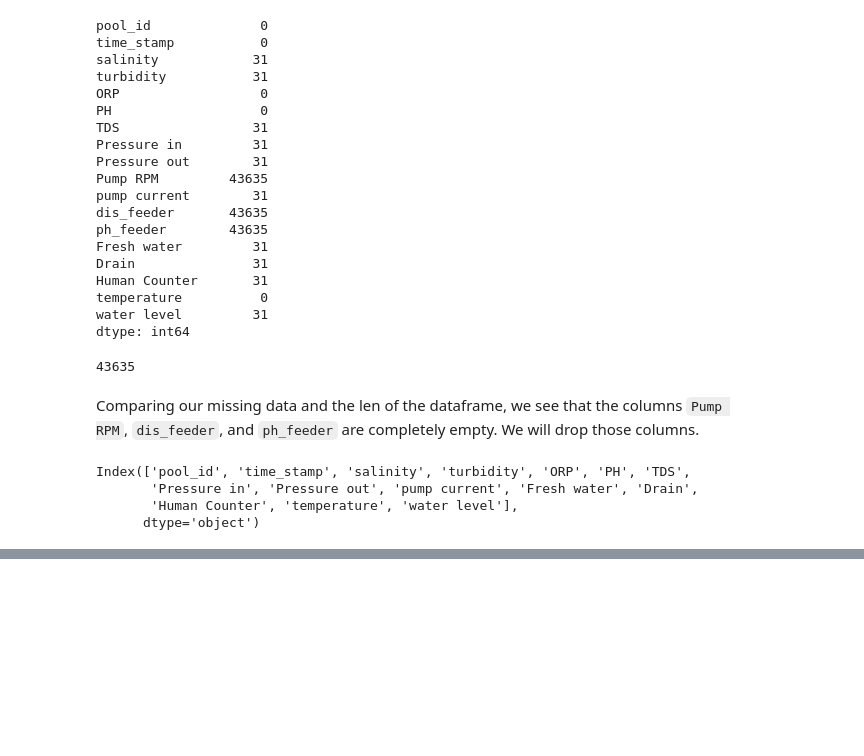
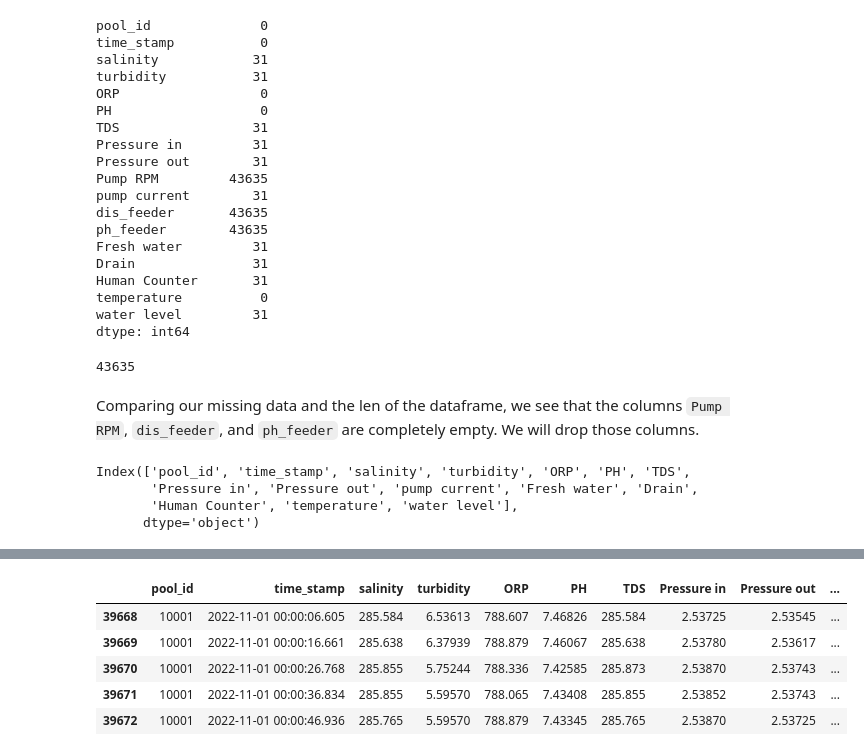
Before and after one commit to lutimoth/RIIPEN_ANTLER, a Jupyter notebook: Tim_Notebooks/EDA and pH Alerts.ipynb, the cells around one changed output, grey strips where cells are left out. Cells and saved outputs as stored; diff of their text form; code cells hidden in the pictures; blank space fills up the shorter version.

```diff
--- a/Tim_Notebooks/EDA and pH Alerts.ipynb
+++ b/Tim_Notebooks/EDA and pH Alerts.ipynb
@@ -101,0 +130,10 @@ Index(['pool_id', 'time_stamp', 'salinity', 'turbidity', 'ORP', 'PH', 'TDS',
+# %%
+df = df.sort_values(by='time_stamp')
+df.head()
+# %% [output]
+|  | pool_id | time_stamp | salinity | turbidity | ORP | PH | TDS | Pressure in | Pressure out | ... |
+| 39668 | 10001 | 2022-11-01 00:00:06.605 | 285.584 | 6.53613 | 788.607 | 7.46826 | 285.584 | 2.53725 | 2.53545 | ... |
+| 39669 | 10001 | 2022-11-01 00:00:16.661 | 285.638 | 6.37939 | 788.879 | 7.46067 | 285.638 | 2.53780 | 2.53617 | ... |
+| 39670 | 10001 | 2022-11-01 00:00:26.768 | 285.855 | 5.75244 | 788.336 | 7.42585 | 285.873 | 2.53870 | 2.53743 | ... |
+| 39671 | 10001 | 2022-11-01 00:00:36.834 | 285.855 | 5.59570 | 788.065 | 7.43408 | 285.855 | 2.53852 | 2.53743 | ... |
+| 39672 | 10001 | 2022-11-01 00:00:46.936 | 285.765 | 5.59570 | 788.879 | 7.43345 | 285.765 | 2.53870 | 2.53725 | ... |
```
Also changed, not shown: parts of 7 cells of this notebook.
